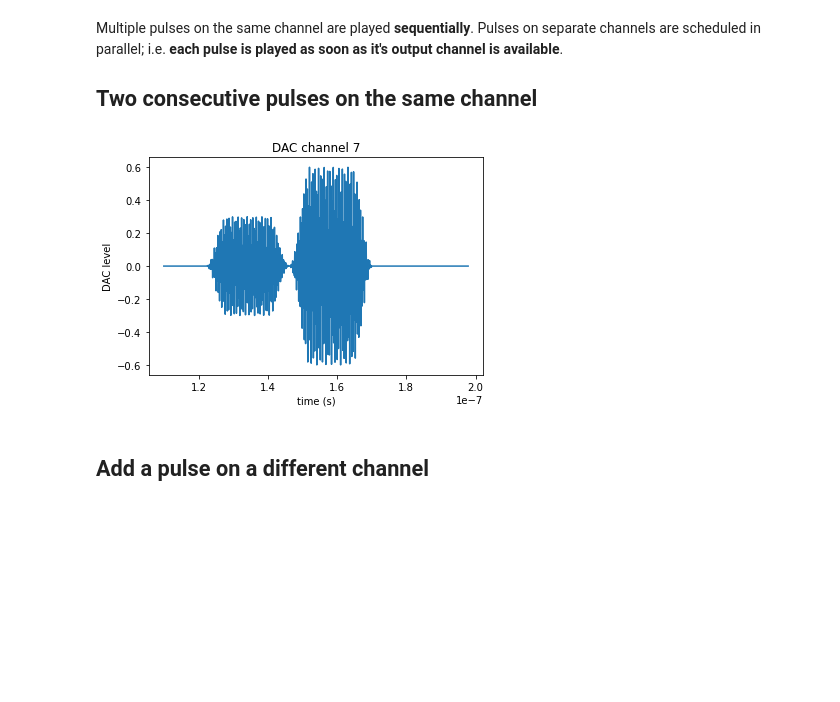
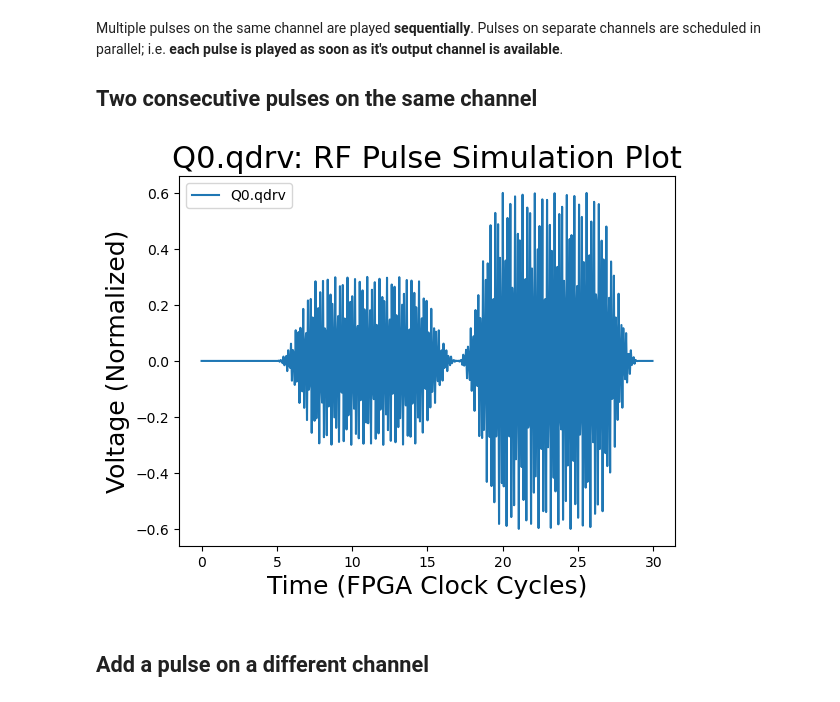
Before and after one commit to ghuangatlbl/qubictutorial, a Jupyter notebook: KEY-Part1a-Simulation.ipynb, the cells around one changed output. Drawn from its saved outputs; the diff is of its cells as text; code cells hidden in the pictures; blank space fills up the shorter version.

Commit message:
start updating part1 to use qubic emulator

```diff
--- a/KEY-Part1a-Simulation.ipynb
+++ b/KEY-Part1a-Simulation.ipynb
@@ -70,7 +70,7 @@ fpga_config = FPGAConfig()
 # %% [markdown]
 2. load channel configs, which assign **named output channels** to **core** and **elem** indices and configure signal generator parameters. These **core + elem indices correspond to physical output channels** (or readout downconversion channels); see the channel map diagram above, or [Understanding Channel Configuration](https://gitlab.com/LBL-QubiC/software/-/wikis/Understanding-Channel-Configuration) for more details. This configuration only changes with **gateware** and **physical wiring**.
 # %%
-channel_configs = load_channel_configs('channel_config.json')
+channel_configs = load_channel_configs('./config/channel_config.json')
 # %% [markdown]
 example channel config for named output 'Q0.qdrv' (qubit drive channel for physical qubit 'Q0'):
 
@@ -168,11 +172,18 @@ asm_prog = tc.run_assemble_stage(compiled_prog, channel_configs)
 
 The simulator is already running in a background docker container. It uses [cocotb](https://www.cocotb.org/) and [Verilator](https://www.veripool.org/verilator/) to **simulate the core logical operations that would run on the FPGA**, including the **distributed core execution** and **full signal chain**. Below, we instantiate a client that we can use to send QubiC programs to the simulator, and inspect the resulting behavior of the DAC output and readout signal chain.
 # %%
-import sim_client as sc
-client = sc.SimClient()
+from emulator.emulator import Emulator
+
+Emulator.generate_hwcfg("./config/hw_config.json", channel_configs, "./config/dsp_config.yaml", FPGAConfig())
+Emulator.generate_qubitcfg("./config/em_qubit_config.json", "./config/qubitcfg.json")
+
+em = Emulator(chanconfig_path='./config/channel_config.json', hwconfig_path='./config/hw_config.json', qubitconfig_path='./config/em_qubit_config.json')
 # %%
 # send our program to the simulator, and run it for 150 ns
-client.run_program(asm_prog, sim_time=150.e-9)
+
+# Load the assembled binaries into the emulator, which will parse the command, envelope, and frequency buffers
+em.load_program(asm_prog)
+result = em.execute()
 # %% [markdown]
 The DAC output is stored in `client.dac_out`. We expect to see our pulse on **DAC channel 7**, since `channel_configs['Q0.qdrv'].core_ind = 7`.
 # %%
@@ -210,11 +221,12 @@ circuit = [
 compiled_prog = tc.run_compile_stage(circuit, fpga_config, None, compiler_flags={'resolve_gates': False})
 asm_prog = tc.run_assemble_stage(compiled_prog, channel_configs)
 # %%
-client.run_program(asm_prog, sim_time=200.e-9)
+em.load_program(asm_prog)
+result = em.execute()
 # %%
-client.plot_dac_out(7, 110.e-9, 200.e-9)
+result.graph_channel('Q0.qdrv')
 # %% [output]
-[figure, old version]
+[figure, new version]
 # %% [markdown]
 ## Add a pulse on a different channel
 # %%
```
Also changed, not shown: parts of 14 cells of this notebook, 7 other files.
